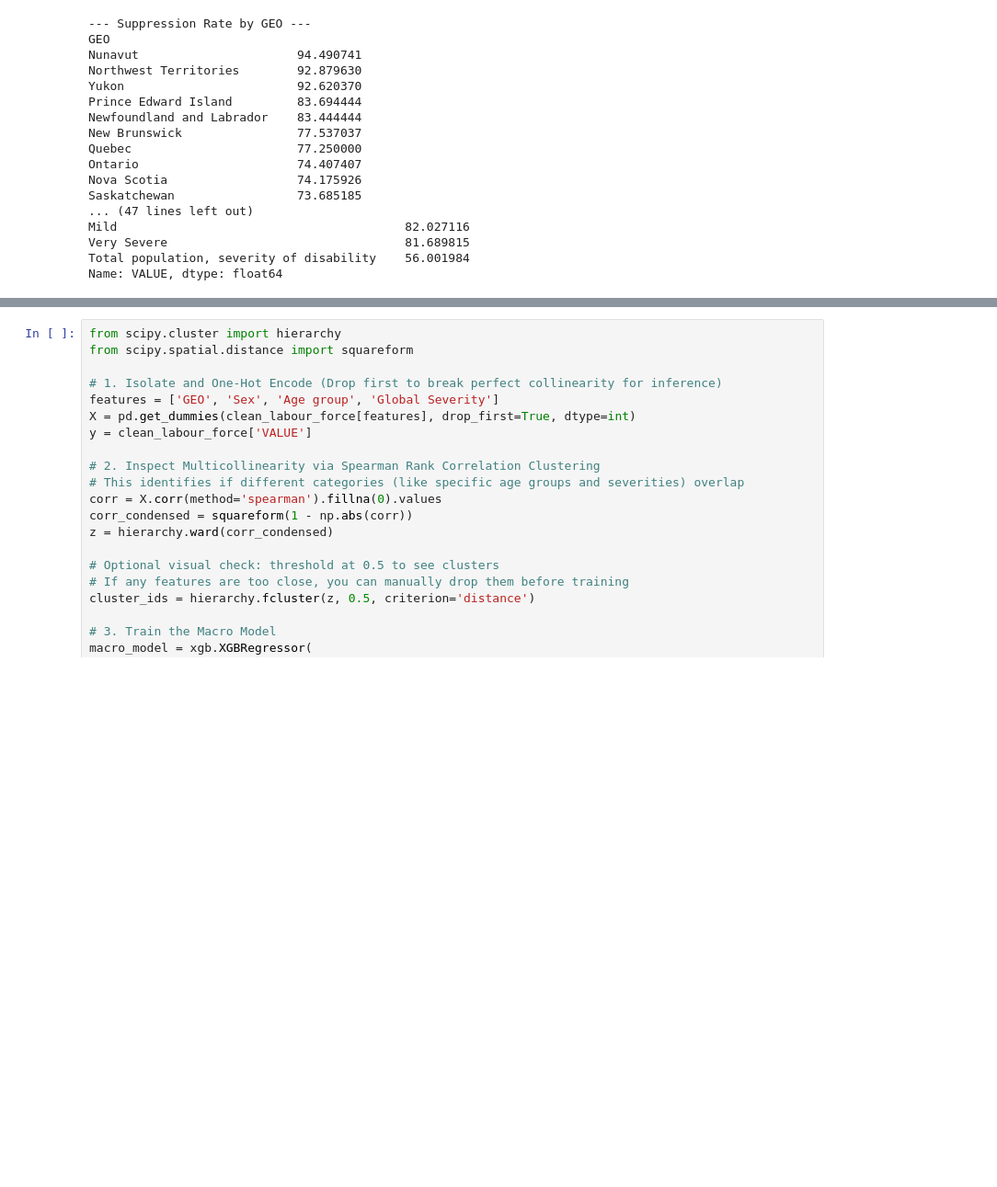
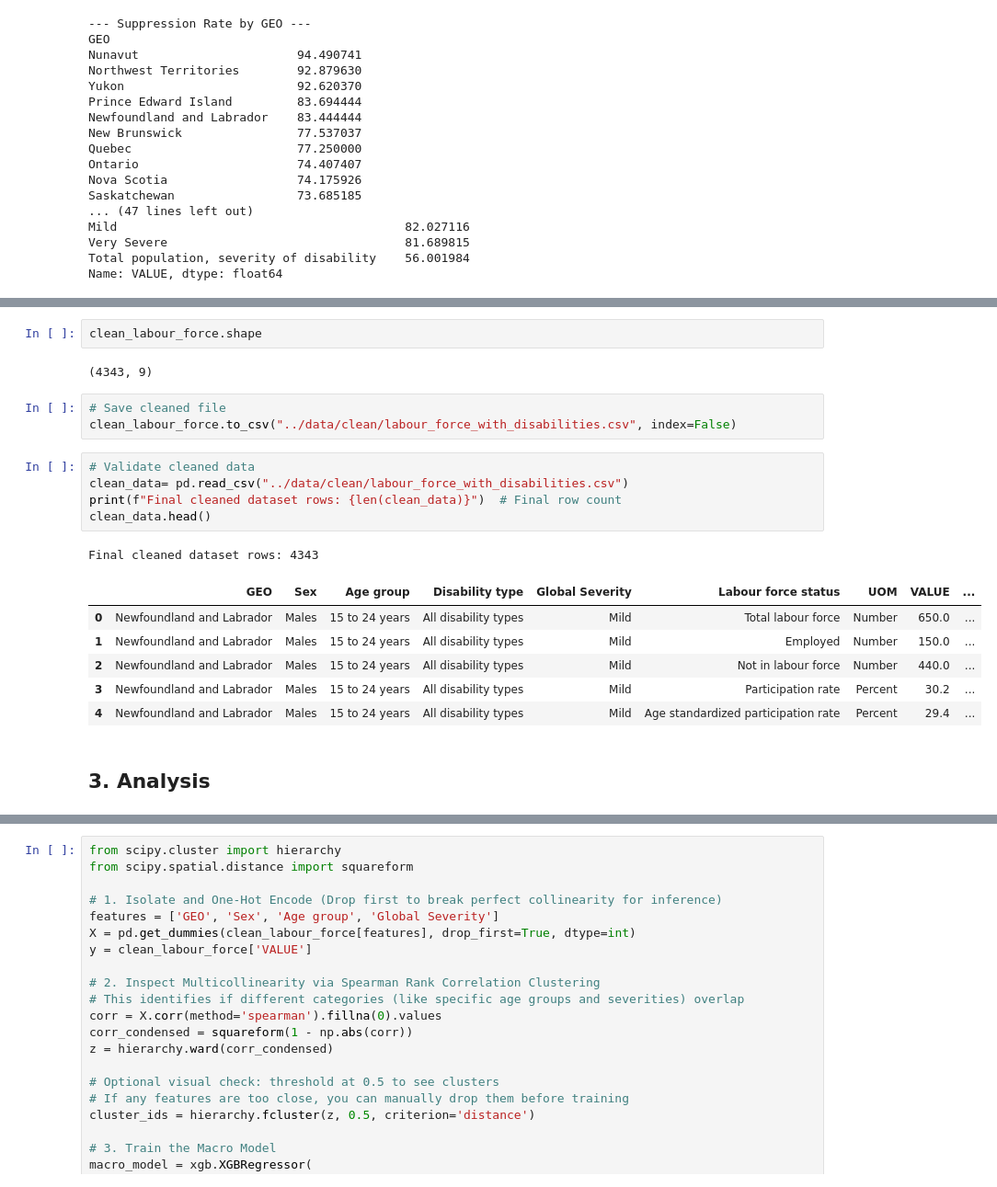
Before and after one commit to diverse-data-hub/diverse-data-hub.github.io, a Jupyter notebook: scripts/labour_force.ipynb, the cells around one changed output, grey strips where cells are left out. Shown at 92% size. Saved outputs shown, nothing was run; the diff lists cells and outputs as text; blank space fills up the shorter version.

```diff
--- a/scripts/labour_force.ipynb
+++ b/scripts/labour_force.ipynb
@@ -231,0 +362,22 @@ plt.show()
+# %%
+clean_labour_force.shape
+# %% [output]
+(4343, 9)
+# %%
+# Save cleaned file
+clean_labour_force.to_csv("../data/clean/labour_force_with_disabilities.csv", index=False)
+# %%
+# Validate cleaned data
+clean_data= pd.read_csv("../data/clean/labour_force_with_disabilities.csv")
+print(f"Final cleaned dataset rows: {len(clean_data)}")  # Final row count
+clean_data.head()
+# %% [output]
+Final cleaned dataset rows: 4343
+|  | GEO | Sex | Age group | Disability type | Global Severity | Labour force status | UOM | VALUE | ... |
+| 0 | Newfoundland and Labrador | Males | 15 to 24 years | All disability types | Mild | Total labour force | Number | 650.0 | ... |
+| 1 | Newfoundland and Labrador | Males | 15 to 24 years | All disability types | Mild | Employed | Number | 150.0 | ... |
+| 2 | Newfoundland and Labrador | Males | 15 to 24 years | All disability types | Mild | Not in labour force | Number | 440.0 | ... |
+| 3 | Newfoundland and Labrador | Males | 15 to 24 years | All disability types | Mild | Participation rate | Percent | 30.2 | ... |
+| 4 | Newfoundland and Labrador | Males | 15 to 24 years | All disability types | Mild | Age standardized participation rate | Percent | 29.4 | ... |
+# %% [markdown]
+## 3. Analysis
```
Also changed, not shown: parts of 22 cells of this notebook, 1 other file.
